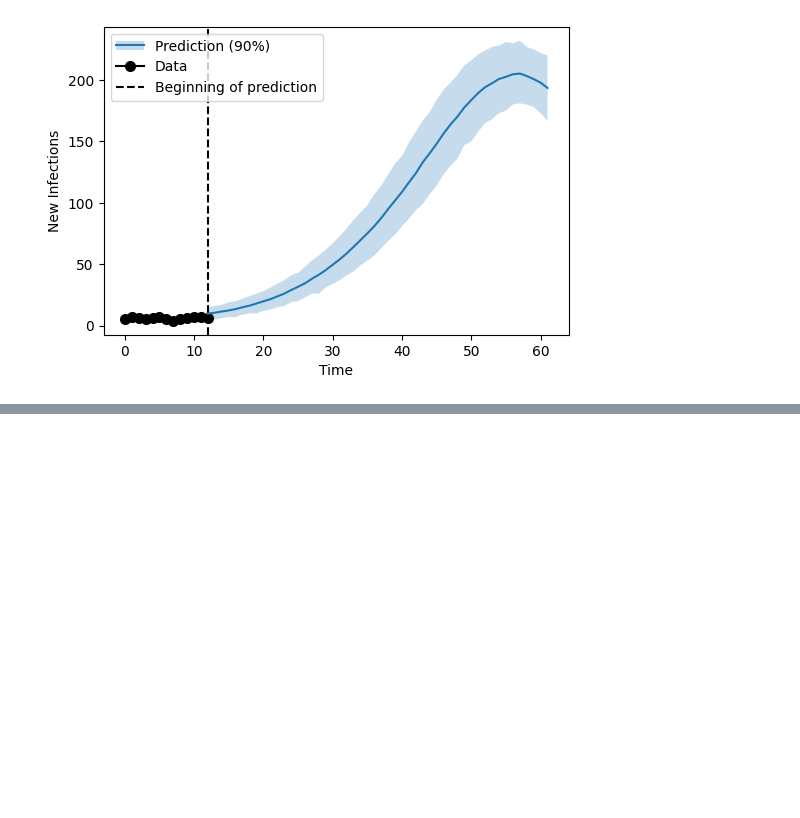
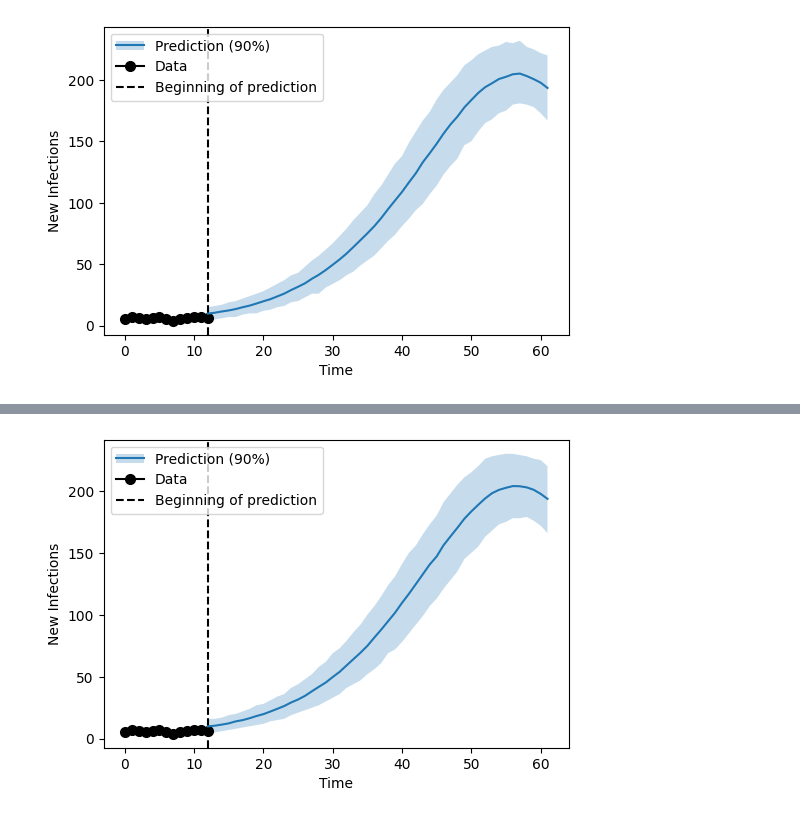
Before and after one commit to epi-analytics-surveillance/generation_interval_model, a Jupyter notebook: prediction.ipynb, the cells around one changed output, grey strips where cells are left out. Saved outputs shown, nothing was run; the diff lists cells and outputs as text; code cells hidden in the pictures; blank space fills up the shorter version.

```diff
--- a/prediction.ipynb
+++ b/prediction.ipynb
@@ -148,0 +248,42 @@ plt.show()
+# %%
+
+##### Precise knowledge of R, precise knowledge of w
+mu_samples = scipy.stats.norm.rvs(8, 0.01, 100)
+sigma_samples = scipy.stats.norm.rvs(5, 0.01, 100)
+R_samples = scipy.stats.norm.rvs(2, 0.01, 100)
+#####
+
+m = PredictionModelUncertainR(mu_samples, sigma_samples, R_samples, 10000)
+infection_history = [5, 7, 6, 5, 6, 7, 5, 4, 5, 6, 7, 7, 6]
+
+simulations = m.simulate_uncertainty(m.ws, m.Rs, infection_history, 50, 10)
+# %%
+fig = plt.figure(figsize=(6, 4))
+
+ax = fig.add_subplot(1, 1, 1)
+
+initial_times = np.arange(len(infection_history))
+l0, = ax.plot(initial_times, infection_history, 'o-', color='k', markersize=7, label='Data')
+
+l3 = ax.axvline(initial_times[-1], color='k', ls='--', label='Beginning of prediction')
+
+simulations = np.asarray(simulations)
+predict_times = np.arange(initial_times[-1], initial_times[-1] + len(simulations[0, :]))
+median = np.mean(simulations, axis=0)
+lower = np.percentile(simulations, 5, axis=0)
+upper = np.percentile(simulations, 95, axis=0)
+
+# for simulation in simulations:
+    # ax.plot(predict_times, simulation, color='tab:blue', alpha=0.005)
+
+l1, = ax.plot(predict_times, median)
+l2 = ax.fill_between(predict_times, lower, upper, alpha=0.25)
+
+
+ax.legend(( (l1, l2), l0, l3) , ['Prediction (90%)', 'Data', 'Beginning of prediction'])
+
+ax.set_xlabel('Time')
+ax.set_ylabel('New Infections')
+plt.show()
+# %% [output]
+[figure, added]
```
Also changed, not shown: parts of 5 cells of this notebook.
